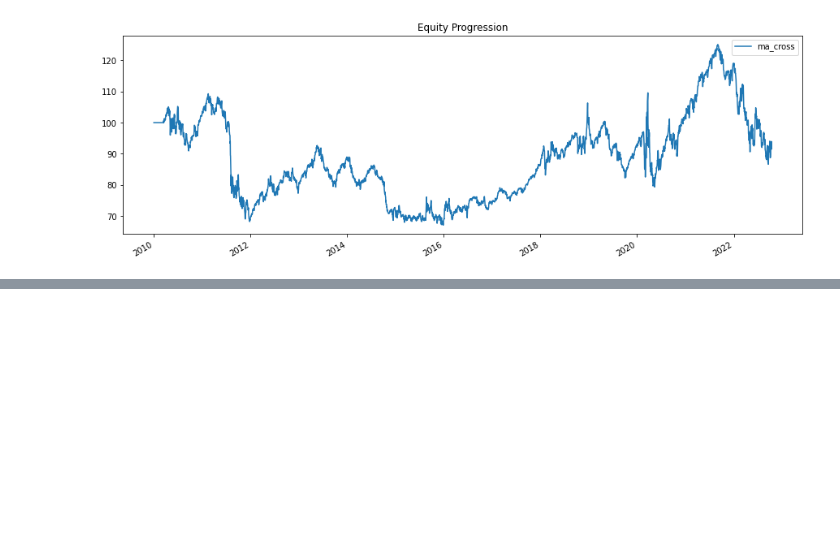
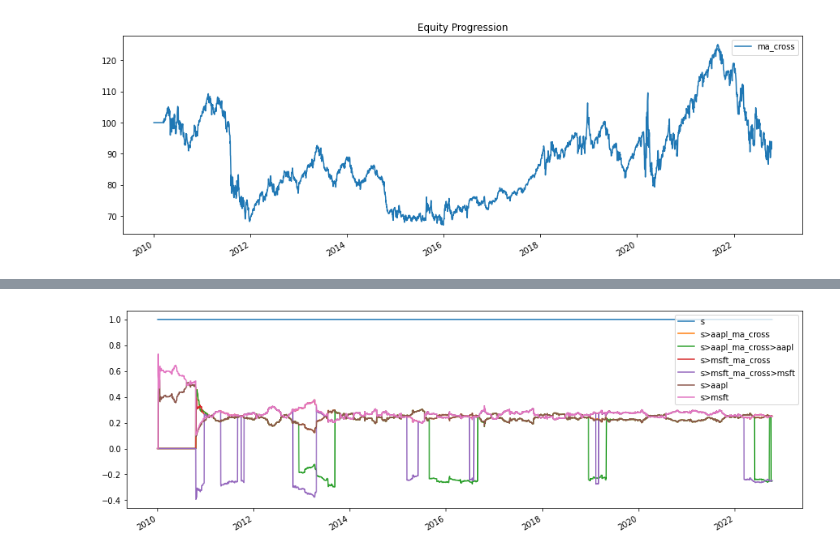
Before and after one commit to IamTossan/finance-research, a Jupyter notebook: src/bt.ipynb, the cells around one changed output, grey strips where cells are left out. Saved outputs shown, nothing was run; the diff lists cells and outputs as text; code cells hidden in the pictures; blank space fills up the shorter version.

```diff
--- a/src/bt.ipynb
+++ b/src/bt.ipynb
@@ -151,0 +199,4 @@ res.plot()
+# %%
+res.plot_weights()
+# %% [output]
+[figure, added]
```
Also changed, not shown: parts of 4 cells of this notebook.
